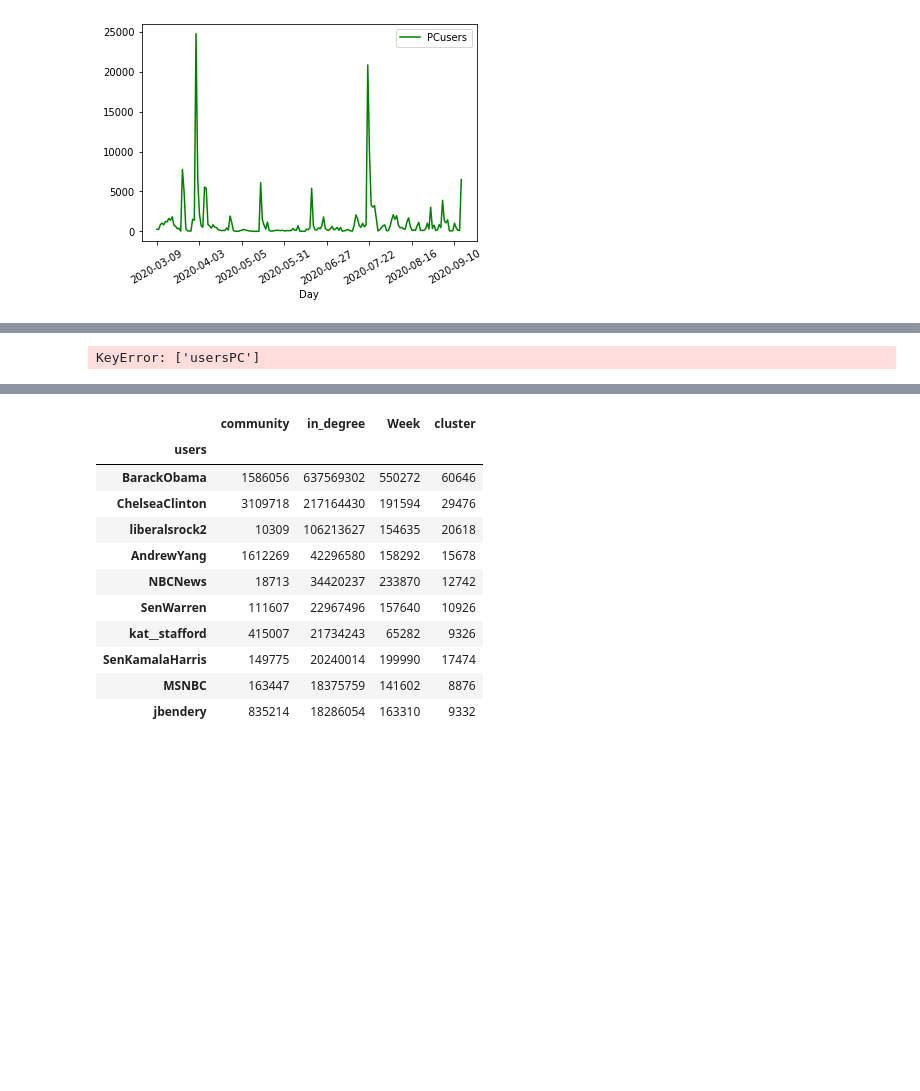
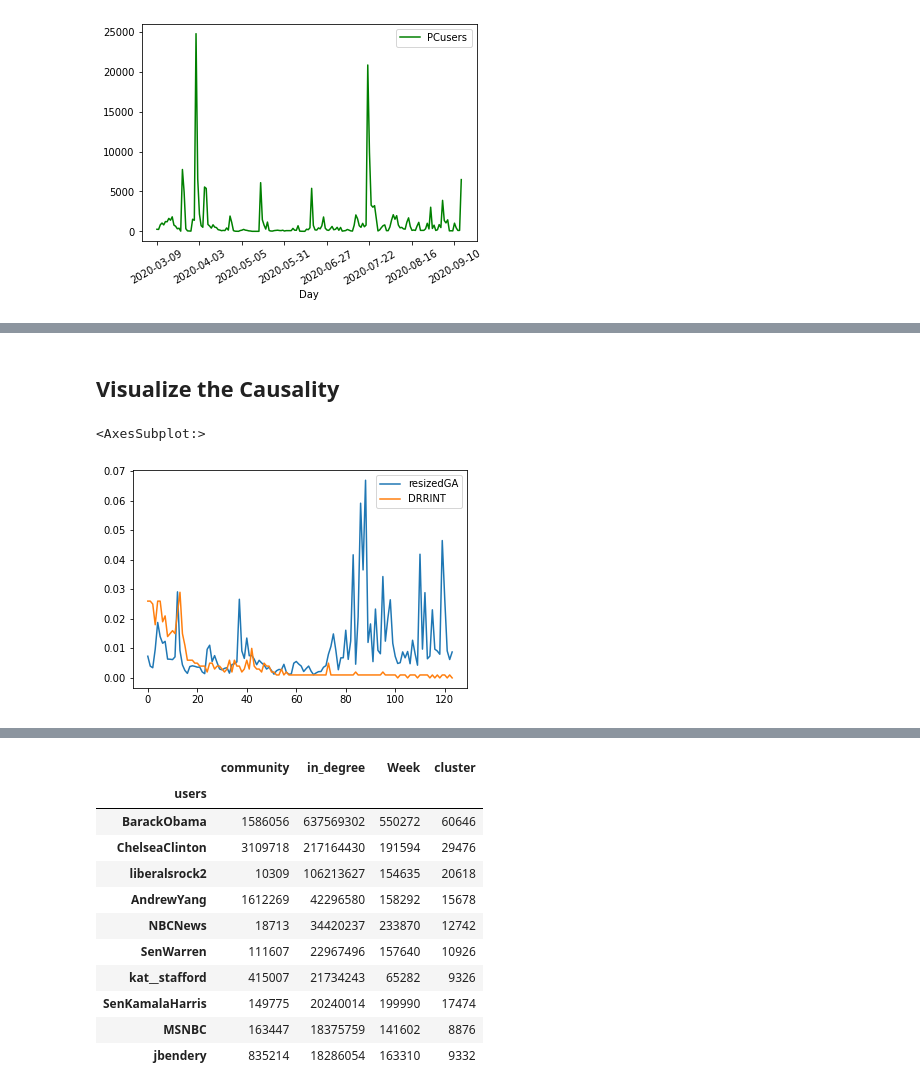
Before and after one commit to LiMaoUM/network-clustering-analysis, a Jupyter notebook: user_network.ipynb, the cells around one changed output, grey strips where cells are left out. Saved outputs shown, nothing was run; the diff lists cells and outputs as text; code cells hidden in the pictures; blank space fills up the shorter version.

```diff
--- a/user_network.ipynb
+++ b/user_network.ipynb
@@ -210,5 +204,13 @@ NameError: name 'common_corpus' is not defined
 # %% [markdown]
 ## Save models and results
+# %%
+overall_daily = pd.read_excel(r"C:\Users\Mao\Downloads\Response Rate File with NRFU.xlsx",sheet_name='National Rate')
+overall_daily['Self‐Response Rate '].sort_values(ascending=False).diff()
+overall_daily['DRRINT'] = overall_daily['Self‐Response Rate '].diff()
+overall_daily.loc[0,'DRRINT'] = 0.026
+overall_daily['Date'] = pd.to_datetime(overall_daily['Date'])
+
+overall_daily = overall_daily.loc[(overall_daily['Date']<='2020-09-14')&(overall_daily['Date']>='2020-03-20')]
 # %%
 community=pd.read_csv(r"C:\Users\Mao\sharedfiles\Side project\census-network-analysis\communities\communites_wcluster.csv")
 # %%
@@ -307,0 +306,29 @@ sum(intres.CRRINT.diff()==0)
+# %%
+overall_daily_copy= overall_daily.copy()
+GAcluster = community.loc[community['cluster']==1,:].groupby('Day').nunique()[['users']].reset_index()
+
+GAcluster.rename(columns={'users':'usersGA'},inplace=True)
+overall_daily_copy_GA=overall_daily_copy.merge(GAcluster,left_on='Date',right_on='Day',how='left')
+
+
+
+
+overall_daily_copy_GA=overall_daily_copy_GA.sort_values(by='Date').fillna(0)
+from statsmodels.tsa.stattools import adfuller
+
+result = adfuller(overall_daily_copy_GA['usersGA'])
+print(f'Test Statistics: {result[0]}')
+print(f'p-value: {result[1]}')
+print(f'critical_values: {result[4]}')
+
+from statsmodels.tsa.stattools import adfuller
+result = adfuller(overall_daily_copy_GA['DRRINT'])
+print(f'Test Statistics: {result[0]}')
+print(f'p-value: {result[1]}')
+print(f'critical_values: {result[4]}')
+
+from statsmodels.tsa.stattools import grangercausalitytests
+grangercausalitytests(overall_daily_copy_GA[['usersGA', 'DRRINT']], maxlag=[3])
+
+from statsmodels.tsa.stattools import grangercausalitytests
+grangercausalitytests(overall_daily_copy_GA[['DRRINT', 'usersGA']], maxlag=[3])
@@ -642,21 +484,8 @@ overall_daily_copy
-# %%
-intres.dropna(subset=['usersPC'],inplace=True)
-from statsmodels.tsa.stattools import adfuller
-result = adfuller(intres['usersPC'])
-print(f'Test Statistics: {result[0]}')
-print(f'p-value: {result[1]}')
-print(f'critical_values: {result[4]}')
-
-from statsmodels.tsa.stattools import adfuller
-result = adfuller(intres['DRRINT'])
-print(f'Test Statistics: {result[0]}')
-print(f'p-value: {result[1]}')
-print(f'critical_values: {result[4]}')
-
-from statsmodels.tsa.stattools import grangercausalitytests
-grangercausalitytests(intres[['usersPC', 'DRRINT']], maxlag=[7])
-
-from statsmodels.tsa.stattools import grangercausalitytests
-grangercausalitytests(intres[['DRRINT', 'usersPC']], maxlag=[7])
-# %% [output]
-KeyError: ['usersPC']
+# %% [markdown]
+## Visualize the Causality
+# %%
+overall_daily_copy_GA['resizedGA'] = (overall_daily_copy_GA['usersGA'])/100000
+overall_daily_copy_GA[['resizedGA','DRRINT']].plot()
+# %% [output]
+<AxesSubplot:>
+[figure, added]
```
Also changed, not shown: parts of 45 cells of this notebook.
